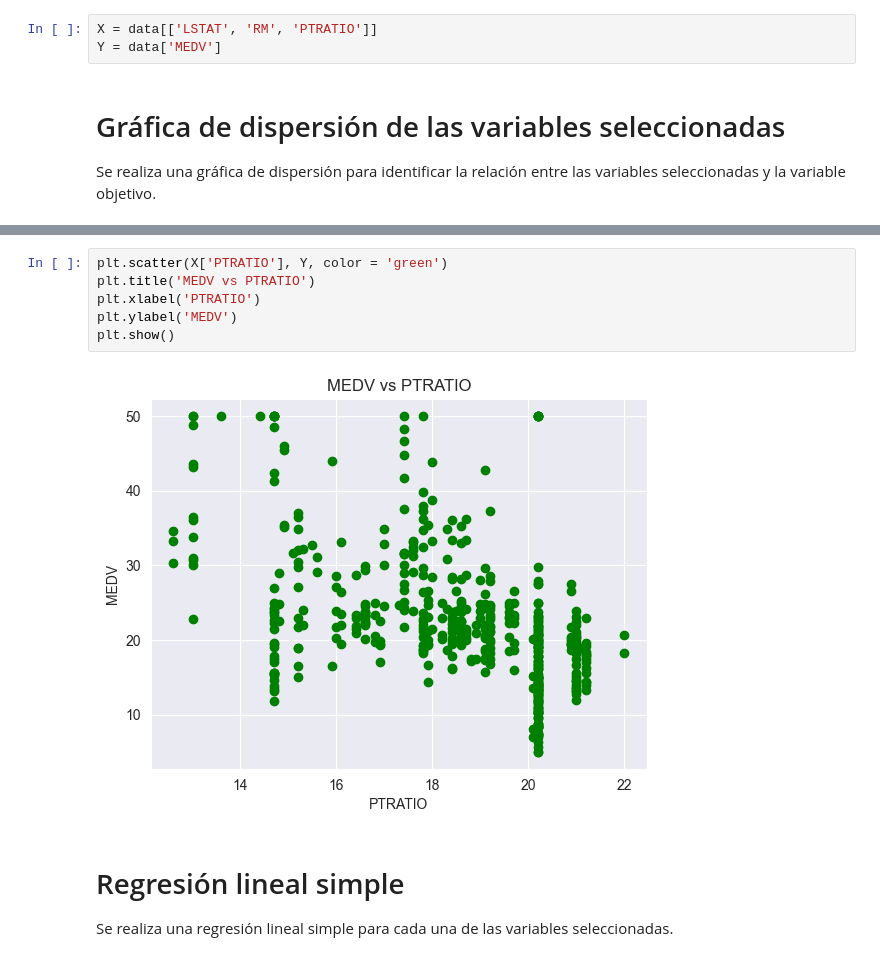
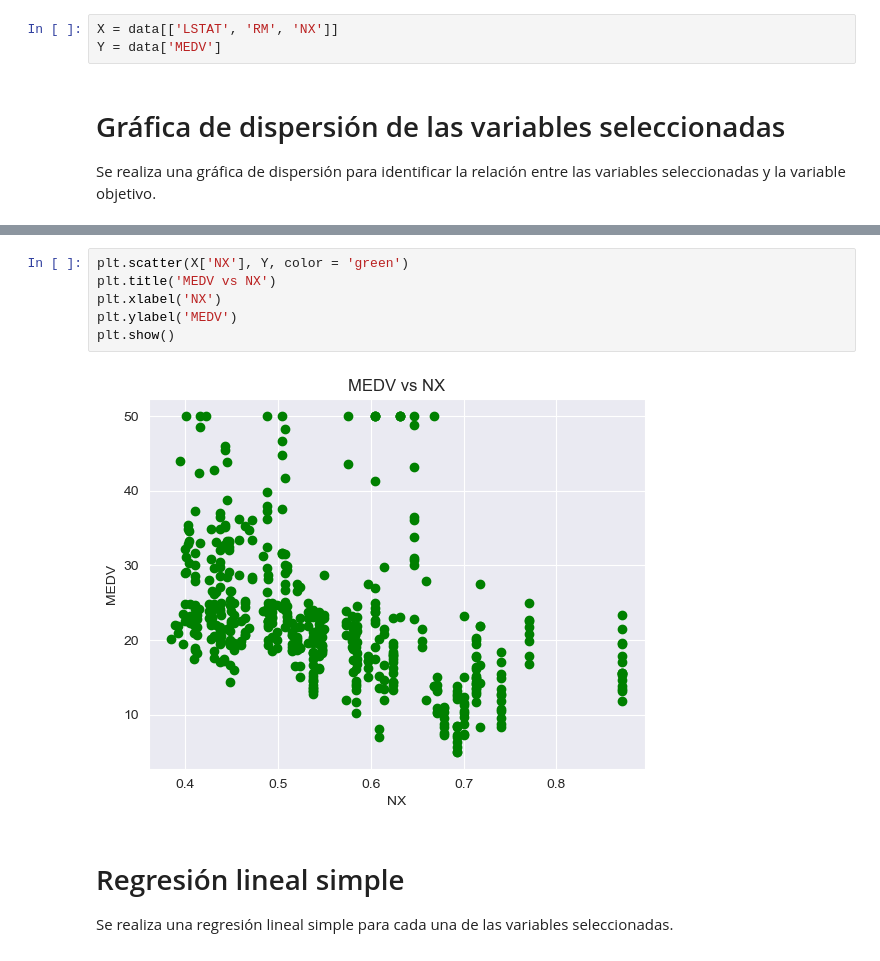
Before and after one commit to andres345gm/TE-regresiones, a Jupyter notebook: Regresion.ipynb, the cells around one changed output, grey strips where cells are left out. Cells and saved outputs as stored; diff of their text form.

Commit message:
Cambiando variable PTRATIO por NX (NOX) y agregando output del pairplot.

```diff
--- a/Regresion.ipynb
+++ b/Regresion.ipynb
@@ -78,5 +86,5 @@ Como se puede evidenciar en el mapa de calor las variables que tienen mayor corr
 # %%
-X = data[['LSTAT', 'RM', 'PTRATIO']]
+X = data[['LSTAT', 'RM', 'NX']]
 Y = data['MEDV']
 # %% [markdown]
 # Gráfica de dispersión de las variables seleccionadas
@@ -101,11 +109,11 @@ plt.show()
 # %%
-plt.scatter(X['PTRATIO'], Y, color = 'green')
-plt.title('MEDV vs PTRATIO')
-plt.xlabel('PTRATIO')
+plt.scatter(X['NX'], Y, color = 'green')
+plt.title('MEDV vs NX')
+plt.xlabel('NX')
 plt.ylabel('MEDV')
 plt.show()
 # %% [output]
-[figure, old version]
+[figure, new version]
 # %% [markdown]
 # Regresión lineal simple
 
```
Also changed, not shown: parts of 26 cells of this notebook, 1 other file.
